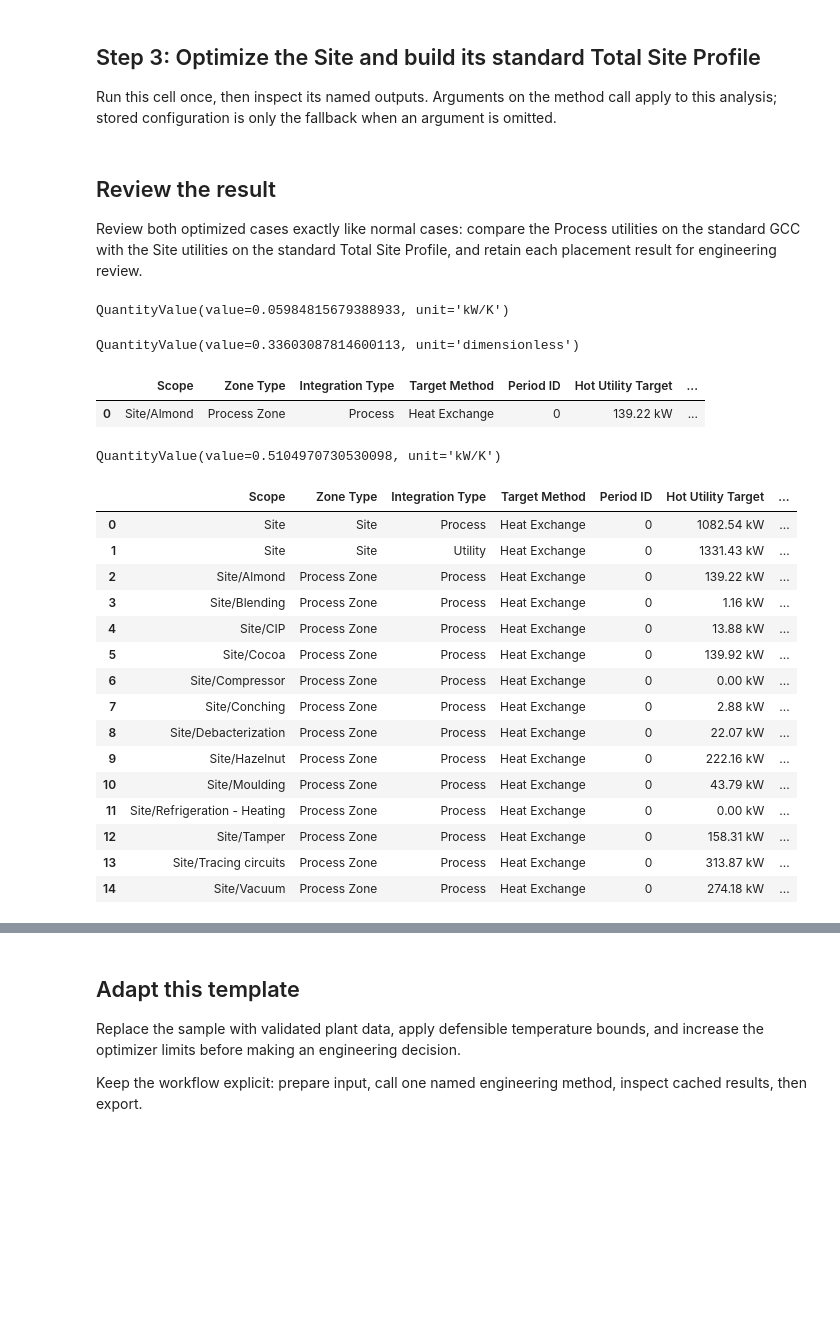
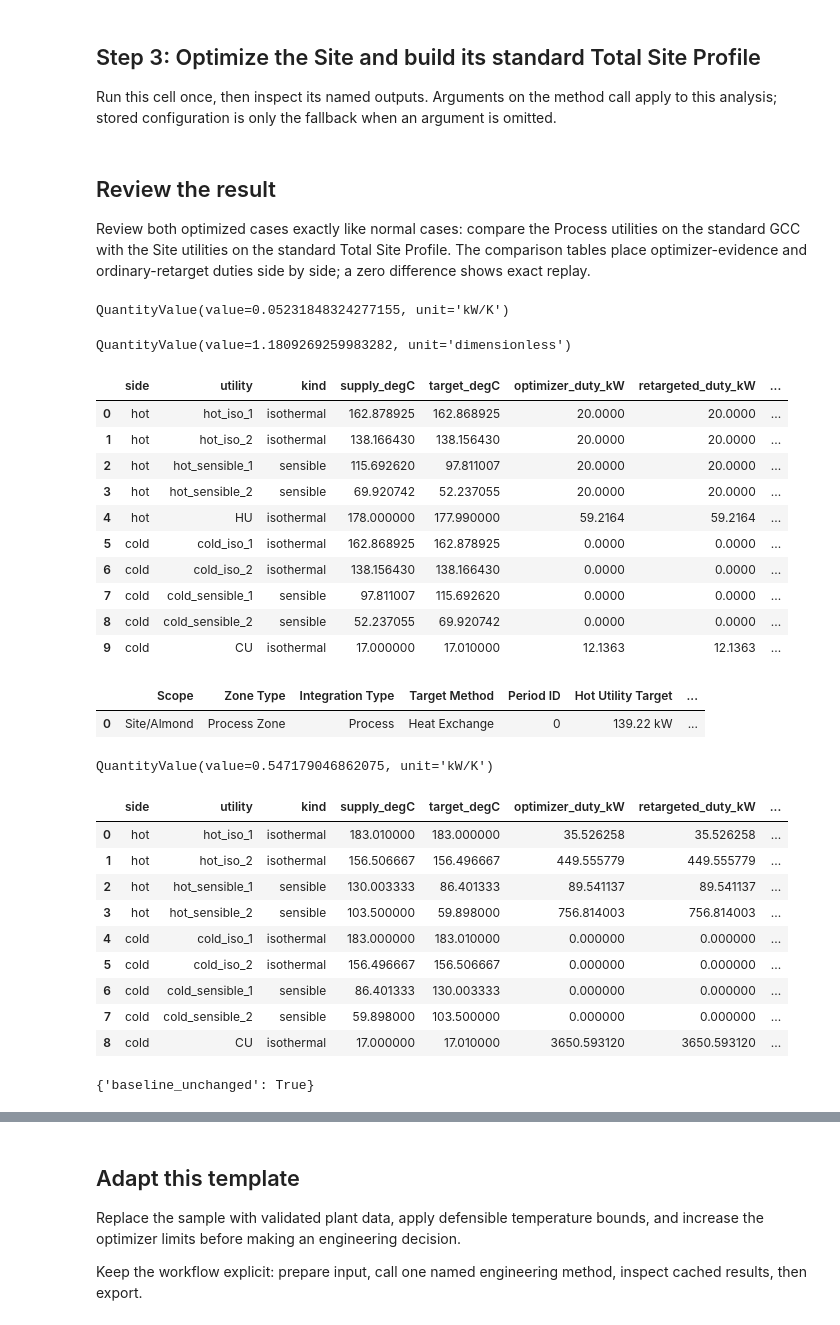
Before and after one commit to waikato-ahuora-smart-energy-systems/OpenPinch, a Jupyter notebook: OpenPinch/data/notebooks/19_utility_placement_optimisation.ipynb, the cells around one changed output, grey strips where cells are left out. Saved outputs shown, nothing was run; the diff lists cells and outputs as text; code cells hidden in the pictures; blank space fills up the shorter version.

Commit message:
Fix utility placement exact target replay

```diff
--- a/OpenPinch/data/notebooks/19_utility_placement_optimisation.ipynb
+++ b/OpenPinch/data/notebooks/19_utility_placement_optimisation.ipynb
@@ -129,68 +108,58 @@ site_case = problem.target.utility_placement(
 site_evidence = site_case.utility_placement_result
 site_objective = site_evidence.best.aggregate_objective
 site_utilities = site_case.to_problem_json()["utilities"]
-assert len(site_utilities) == 8
-assert_reversed_utility_pairs(site_utilities)
-site_hot_targets = [
-    utility["t_target"]["value"]
-    for utility in site_utilities
-    if utility["type"] == "Hot"
-]
-site_cold_supplies = [
-    utility["t_supply"]["value"]
-    for utility in site_utilities
-    if utility["type"] == "Cold"
-]
-assert min(site_hot_targets) < 80.0
-assert max(site_cold_supplies) > 15.0
-assert site_objective.value < 0.65
-assert max(
-    utility["t_target"]["value"] - utility["t_supply"]["value"]
-    for utility in site_utilities
-    if utility["type"] == "Cold"
-) > 5.0
 site_case = workspace.add(
     site_case,
     name="optimized_site_utilities",
     activate=False,
 )
-assert workspace.use_case("baseline").to_problem_json() == baseline_input
-site_case.target.total_site_heat_integration(period_id="0")
+baseline_unchanged = workspace.use_case("baseline").to_problem_json() == baseline_input
+site_target = site_case.target.total_site_heat_integration(period_id="0")
+site_retarget_comparison = retarget_comparison(site_evidence, site_target)
 site_summary = site_case.summary_frame()
 site_tsp = site_case.plot.total_site_profiles()
 # %% [markdown]
 ## Review the result
 
-Review both optimized cases exactly like normal cases: compare the Process utilities on the standard GCC with the Site utilities on the standard Total Site Profile, and retain each placement result for engineering review.
+Review both optimized cases exactly like normal cases: compare the Process utilities on the standard GCC with the Site utilities on the standard Total Site Profile. The comparison tables place optimizer-evidence and ordinary-retarget duties side by side; a zero difference shows exact replay.
 # %%
 from IPython.display import display
 
 display(process_objective)
 display(process_fallback_penalty)
+display(process_retarget_comparison)
 display(process_summary)
 display(process_gcc)
 display(site_objective)
+display(site_retarget_comparison)
+display({"baseline_unchanged": baseline_unchanged})
 display(site_summary)
 display(site_tsp)
 # %% [output]
-QuantityValue(value=0.05984815679388933, unit='kW/K')
+QuantityValue(value=0.05231848324277155, unit='kW/K')
-QuantityValue(value=0.33603087814600113, unit='dimensionless')
+QuantityValue(value=1.1809269259983282, unit='dimensionless')
-|  | Scope | Zone Type | Integration Type | Target Method | Period ID | Hot Utility Target | ... |
-| 0 | Site/Almond | Process Zone | Process | Heat Exchange | 0 | 139.22 kW | ... |
+|  | side | utility | kind | supply_degC | target_degC | optimizer_duty_kW | retargeted_duty_kW | ... |
+| 0 | hot | hot_iso_1 | isothermal | 162.878925 | 162.868925 | 20.0000 | 20.0000 | ... |
+| 1 | hot | hot_iso_2 | isothermal | 138.166430 | 138.156430 | 20.0000 | 20.0000 | ... |
+| 2 | hot | hot_sensible_1 | sensible | 115.692620 | 97.811007 | 20.0000 | 20.0000 | ... |
+| 3 | hot | hot_sensible_2 | sensible | 69.920742 | 52.237055 | 20.0000 | 20.0000 | ... |
+| 4 | hot | HU | isothermal | 178.000000 | 177.990000 | 59.2164 | 59.2164 | ... |
+| 5 | cold | cold_iso_1 | isothermal | 162.868925 | 162.878925 | 0.0000 | 0.0000 | ... |
+| 6 | cold | cold_iso_2 | isothermal | 138.156430 | 138.166430 | 0.0000 | 0.0000 | ... |
+| 7 | cold | cold_sensible_1 | sensible | 97.811007 | 115.692620 | 0.0000 | 0.0000 | ... |
+| 8 | cold | cold_sensible_2 | sensible | 52.237055 | 69.920742 | 0.0000 | 0.0000 | ... |
+| 9 | cold | CU | isothermal | 17.000000 | 17.010000 | 12.1363 | 12.1363 | ... |
+|  | Scope | Zone Type | Integration Type | Target Method | Period ID | Hot Utility Target | ... |
+| 0 | Site/Almond | Process Zone | Process | Heat Exchange | 0 | 139.22 kW | ... |
-QuantityValue(value=0.5104970730530098, unit='kW/K')
+QuantityValue(value=0.547179046862075, unit='kW/K')
-|  | Scope | Zone Type | Integration Type | Target Method | Period ID | Hot Utility Target | ... |
-| 0 | Site | Site | Process | Heat Exchange | 0 | 1082.54 kW | ... |
-| 1 | Site | Site | Utility | Heat Exchange | 0 | 1331.43 kW | ... |
-| 2 | Site/Almond | Process Zone | Process | Heat Exchange | 0 | 139.22 kW | ... |
-| 3 | Site/Blending | Process Zone | Process | Heat Exchange | 0 | 1.16 kW | ... |
-| 4 | Site/CIP | Process Zone | Process | Heat Exchange | 0 | 13.88 kW | ... |
-| 5 | Site/Cocoa | Process Zone | Process | Heat Exchange | 0 | 139.92 kW | ... |
-| 6 | Site/Compressor | Process Zone | Process | Heat Exchange | 0 | 0.00 kW | ... |
-| 7 | Site/Conching | Process Zone | Process | Heat Exchange | 0 | 2.88 kW | ... |
-| 8 | Site/Debacterization | Process Zone | Process | Heat Exchange | 0 | 22.07 kW | ... |
-| 9 | Site/Hazelnut | Process Zone | Process | Heat Exchange | 0 | 222.16 kW | ... |
-| 10 | Site/Moulding | Process Zone | Process | Heat Exchange | 0 | 43.79 kW | ... |
-| 11 | Site/Refrigeration - Heating | Process Zone | Process | Heat Exchange | 0 | 0.00 kW | ... |
-| 12 | Site/Tamper | Process Zone | Process | Heat Exchange | 0 | 158.31 kW | ... |
-| 13 | Site/Tracing circuits | Process Zone | Process | Heat Exchange | 0 | 313.87 kW | ... |
-| 14 | Site/Vacuum | Process Zone | Process | Heat Exchange | 0 | 274.18 kW | ... |
+|  | side | utility | kind | supply_degC | target_degC | optimizer_duty_kW | retargeted_duty_kW | ... |
+| 0 | hot | hot_iso_1 | isothermal | 183.010000 | 183.000000 | 35.526258 | 35.526258 | ... |
+| 1 | hot | hot_iso_2 | isothermal | 156.506667 | 156.496667 | 449.555779 | 449.555779 | ... |
+| 2 | hot | hot_sensible_1 | sensible | 130.003333 | 86.401333 | 89.541137 | 89.541137 | ... |
+| 3 | hot | hot_sensible_2 | sensible | 103.500000 | 59.898000 | 756.814003 | 756.814003 | ... |
+| 4 | cold | cold_iso_1 | isothermal | 183.000000 | 183.010000 | 0.000000 | 0.000000 | ... |
+| 5 | cold | cold_iso_2 | isothermal | 156.496667 | 156.506667 | 0.000000 | 0.000000 | ... |
+| 6 | cold | cold_sensible_1 | sensible | 86.401333 | 130.003333 | 0.000000 | 0.000000 | ... |
+| 7 | cold | cold_sensible_2 | sensible | 59.898000 | 103.500000 | 0.000000 | 0.000000 | ... |
+| 8 | cold | CU | isothermal | 17.000000 | 17.010000 | 3650.593120 | 3650.593120 | ... |
+{'baseline_unchanged': True}
```
Also changed, not shown: parts of 4 cells of this notebook, 30 other files.
